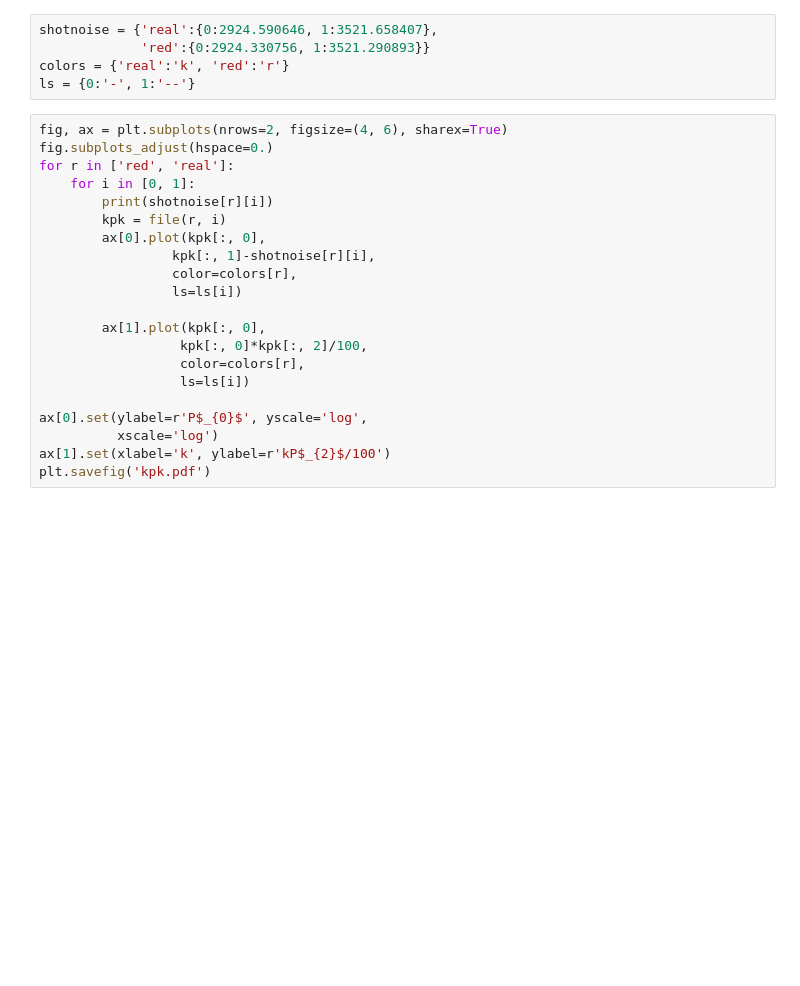
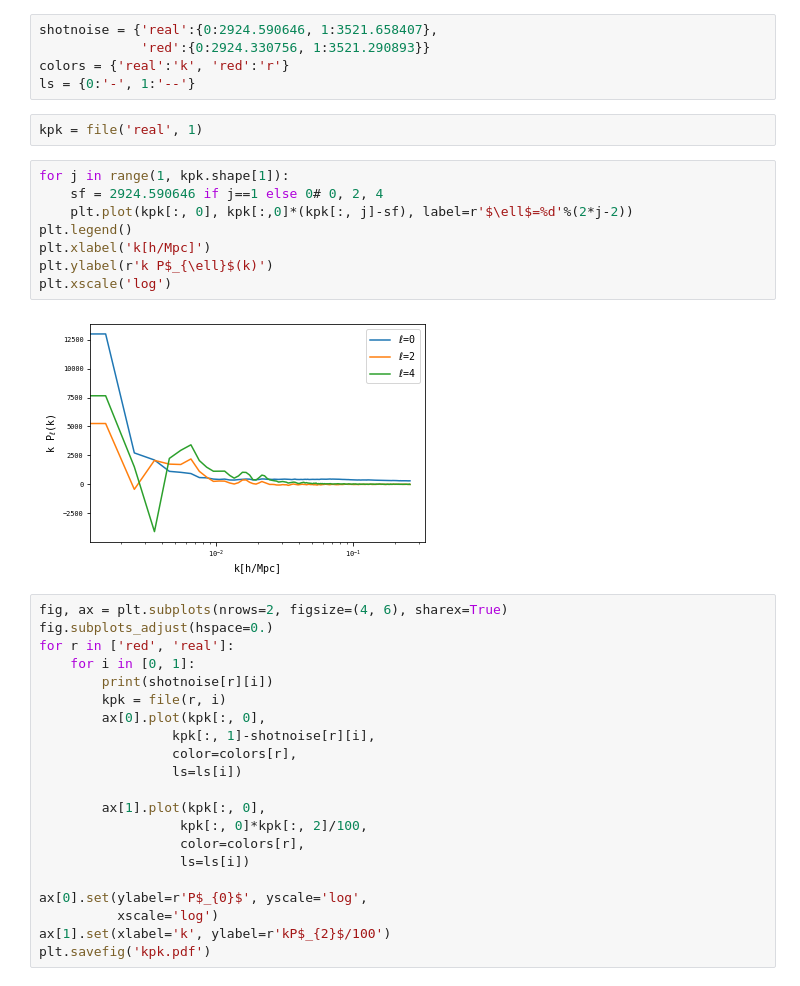
Before and after one commit to mehdirezaie/LSS, a Jupyter notebook: Sandbox/mocks.ipynb, the cells around one changed output. Drawn from its saved outputs; the diff is of its cells as text; blank space fills up the shorter version.

```diff
--- a/Sandbox/mocks.ipynb
+++ b/Sandbox/mocks.ipynb
@@ -71,6 +73,18 @@ shotnoise = {'real':{0:2924.590646, 1:3521.658407},
              'red':{0:2924.330756, 1:3521.290893}}
 colors = {'real':'k', 'red':'r'}
 ls = {0:'-', 1:'--'}
+# %%
+kpk = file('real', 1)
+# %%
+for j in range(1, kpk.shape[1]):
+    sf = 2924.590646 if j==1 else 0# 0, 2, 4
+    plt.plot(kpk[:, 0], kpk[:,0]*(kpk[:, j]-sf), label=r'$\ell$=%d'%(2*j-2))
+plt.legend()
+plt.xlabel('k[h/Mpc]')
+plt.ylabel(r'k P$_{\ell}$(k)')
+plt.xscale('log')
+# %% [output]
+[figure, added]
 # %%
 fig, ax = plt.subplots(nrows=2, figsize=(4, 6), sharex=True)
 fig.subplots_adjust(hspace=0.)
```
Also changed, not shown: parts of 1 cell of this notebook, 2 other files.
